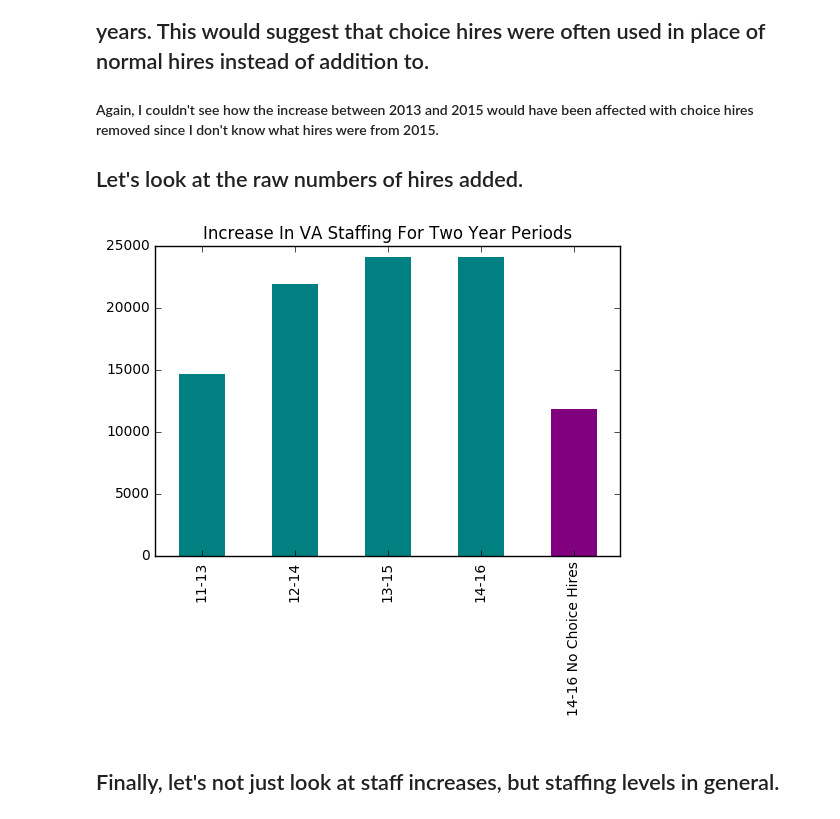
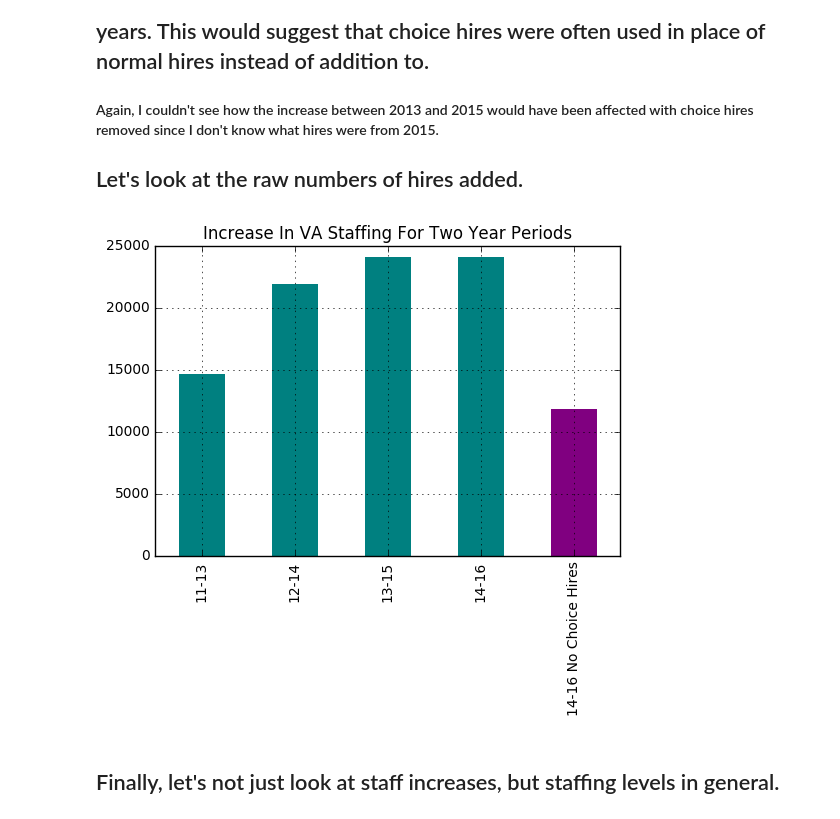
Before and after one commit to isabella232/va-data-analysis, a Jupyter notebook: Narrative/VA_Staffing.ipynb, the cells around one changed output. Cells and saved outputs as stored; diff of their text form; code cells hidden in the pictures.

```diff
--- a/Narrative/VA_Staffing.ipynb
+++ b/Narrative/VA_Staffing.ipynb
@@ -85,21 +88,22 @@ ax.legend_.remove()
 # %%
 increase_dict = {}
 
 
 
 increase_dict["11-13"] = (df["MAY-FY13"] - df["MAY-FY11"])
 increase_dict["12-14"] = (df["MAY-FY14"] - df["MAY-FY12"])
 increase_dict["13-15"] = (df["MAY-FY15"] - df["MAY-FY13"])
 increase_dict["14-16"] = (df["MAY-FY16"] - df["MAY-FY14"])
 increase_dict["14-16 No Choice Hires"] = (MAY_FY16_no_choice_hires - df["MAY-FY14"])
 
 increase = pd.DataFrame.from_dict(increase_dict)
 
 ax = increase.transpose().plot(kind="bar",color = ["teal","teal","teal","teal","purple"], edgecolor="none")
 ax.set_title("Increase In VA Staffing For Two Year Periods")
 ax.legend_.remove()
+ax.grid()
 # %% [output]
-[figure, old version]
+[figure, new version]
 # %% [markdown]
 ## Finally, let's not just look at staff increases, but staffing levels in general.
 # %%
```
Also changed, not shown: parts of 3 cells of this notebook.
